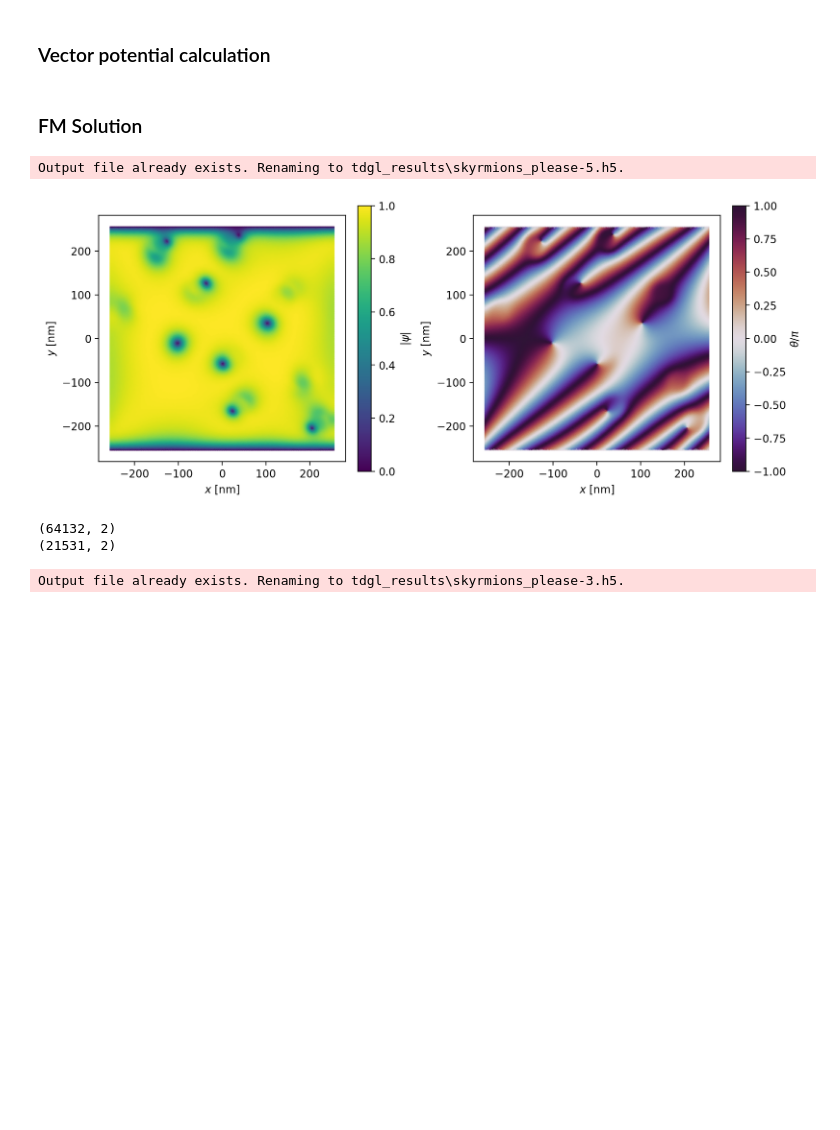
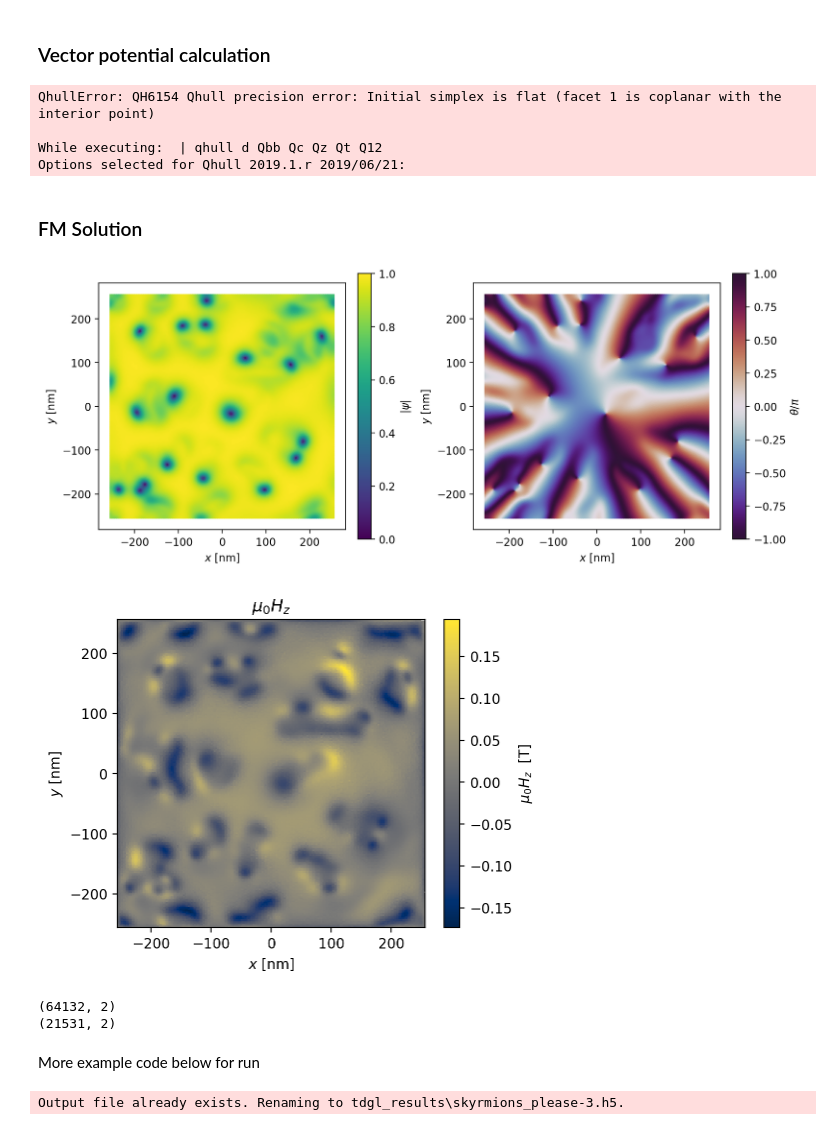
Before and after one commit to jschen6178/tdgl, a Jupyter notebook: tdgl.ipynb, the cells around one changed output. Drawn from its saved outputs; the diff is of its cells as text; code cells hidden in the pictures; blank space fills up the shorter version.

```diff
--- a/tdgl.ipynb
+++ b/tdgl.ipynb
@@ -56,6 +56,13 @@ device = tdgl.Device(
     probe_points=probe_points,
     length_units=length_units,
 )
+# %%
+device_no_terminals = tdgl.Device(
+  "small_square",
+  layer=layer,
+  film=film,
+  length_units=length_units
+)
 # %%
 fig, ax = device.draw()
 # %% [output]
@@ -326,30 +336,59 @@ def FMField(
+# %%
+options = tdgl.SolverOptions(
+    solve_time=50,
+    output_file=os.path.join("tdgl_results", "75mT_nocurrent_50sec_y_field.h5"),
+    field_units="T",
+    current_units="uA",
+)
+from fmfield_y import FMField
+RAMP_FIELD = True
+
+# if RAMP_FIELD:
+#     from tdgl.sources import LinearRamp
+#     # Ramp the applied field from 0 to 0.4 mT between t=0 and t=100, then hold it at 0.4 mT.
+#     applied_vector_potential = (
+#         LinearRamp(tmin=0, tmax=100)
+#         * FMField()
+#     )
+# else:
+#     # If applied_vector_potential is given as a single number,
+#     # it is interpreted to mean the vector potential associated with a
+#     # uniform out-of-plane magnetic field with the specified strength.
+#     # This is simply shorthand for
+#     # ConstantField(0.4, field_units=options.field_units, length_units=device.length_units).
+#     applied_vector_potential = FMField()
+
+mumax_solution = tdgl.solve(
+    device_no_terminals,
+    options,
+    applied_vector_potential=FMField(),
+    # terminal_currents=dict(source=1000, drain=-1000)
+)
+# %% [output]
+QhullError: QH6154 Qhull precision error: Initial simplex is flat (facet 1 is coplanar with the interior point)
+
+While executing:  | qhull d Qbb Qc Qz Qt Q12
+Options selected for Qhull 2019.1.r 2019/06/21:
 # %% [markdown]
 ### FM Solution
-# %%
-options = tdgl.SolverOptions(
-    solve_time=400,
-    output_file=os.path.join("tdgl_results", "skyrmions_please.h5"),
-    field_units="T",
-    current_units="uA",
-    gpu=True,
-)
-from fmfield import FMField
-mumax_solution = tdgl.solve(
-    device,
-    options,
-    applied_vector_potential=FMField(),
-    terminal_currents=dict(source=0, drain=-0),
-)
-# %% [output]
-Output file already exists. Renaming to tdgl_results\skyrmions_please-5.h5.
-# %%
-fig, axes   = mumax_solution.plot_order_parameter(figsize=(10, 4))
-# %% [output]
-[figure, removed]
+# %%
+mumax_solution = tdgl.Solution.from_hdf5(r"C:\Users\jsche\Documents\GitHub\tdgl\tdgl_results\75mT_nocurrent_400sec_corner_origin.h5")
+fig, axes   = mumax_solution.plot_order_parameter(figsize=(10, 4))
+edge_centers = xi * device_no_terminals.mesh.edge_mesh.centers
+x = edge_centers[:,0]
+y = edge_centers[:,1]
+z0 = (device.layer.z0+1) * np.ones(len(edge_centers), dtype=float)
+positions = np.array([x.squeeze(), y.squeeze(), z0.squeeze()]).T
+fig,axes = mumax_solution.plot_field_at_positions(positions)
+# %% [output]
+[figure, added]
+[figure, added]
 # %%
 print(np.shape(device.mesh.edge_mesh.edges))
 print(np.shape(device.mesh.sites))
 # %% [output]
 (64132, 2)
 (21531, 2)
+# %% [markdown]
+More example code below for run
 # %%
```
Also changed, not shown: parts of 6 cells of this notebook, 12 other files.
